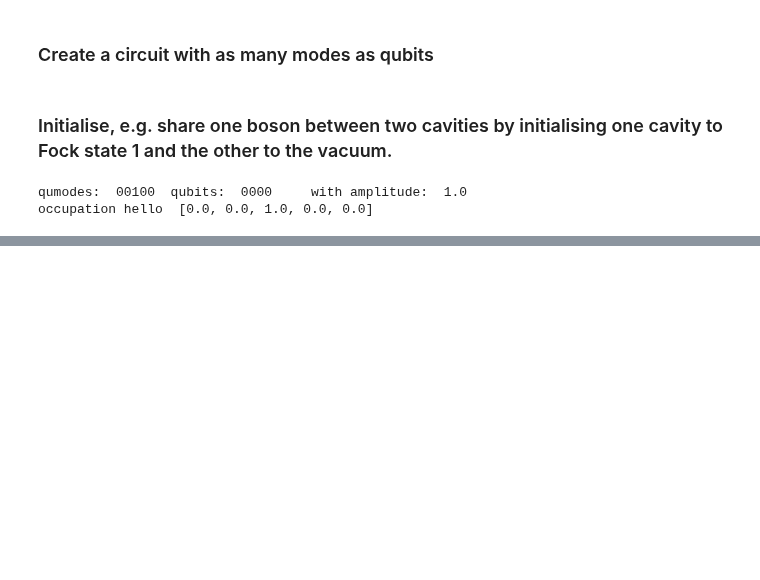
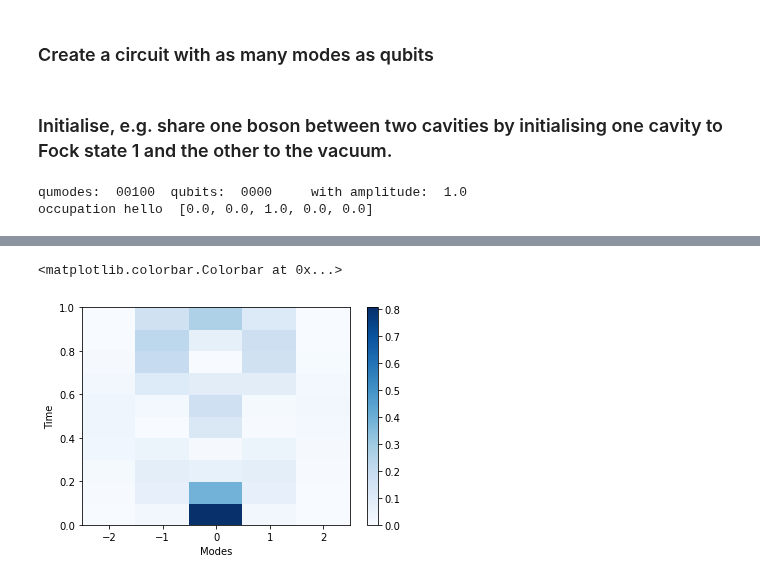
Before and after one commit to C2QA/bosonic-qiskit, a Jupyter notebook: tutorials/Z2-lattice-gauge-theory/Z2-lattice-gauge-theory.ipynb, the cells around one changed output, grey strips where cells are left out. Saved outputs shown, nothing was run; the diff lists cells and outputs as text; code cells hidden in the pictures; blank space fills up the shorter version.

```diff
--- a/tutorials/Z2-lattice-gauge-theory/Z2-lattice-gauge-theory.ipynb
+++ b/tutorials/Z2-lattice-gauge-theory/Z2-lattice-gauge-theory.ipynb
@@ -126,12 +127,13 @@ def eiht(circuit, qma, qmb, qb, m, g, dt):
     circuit.cv_cpbs(np.pi*dt, qmb, qma, qb)
     # circuit.cv_r(dt*m, qma)
     # circuit.cv_r(dt*m, qmb)
-    circuit.rx(-2*g*dt, qb)
+    circuit.rx(-g*dt, qb)
     return circuit
 # %%
 dt=0.1
 m=1
-g=0.1
+# g=0.1
+g=2
 N=10
 occs=np.zeros((N,numberofmodes))
 
@@ -171,5 +192,10 @@ dt+1 0.7000000000000001
 # %%
 plt.pcolormesh(np.arange(numberofmodes+1)-numberofmodes//2-0.5,np.arange(N+1)*dt,occs,cmap=matplotlib.cm.Blues,linewidth=0,rasterized=True)
+plt.xlabel("Modes")
+plt.ylabel("Time")
 plt.colorbar()
+# %% [output]
+<matplotlib.colorbar.Colorbar at 0x...>
+[figure, added]
 # %%
 plt.pcolormesh(np.arange(numberofmodes+1)-numberofmodes//2-0.5,np.arange(N+1)*dt,occs,cmap=matplotlib.cm.Blues,linewidth=0,rasterized=True)
```
Also changed, not shown: parts of 3 cells of this notebook.
